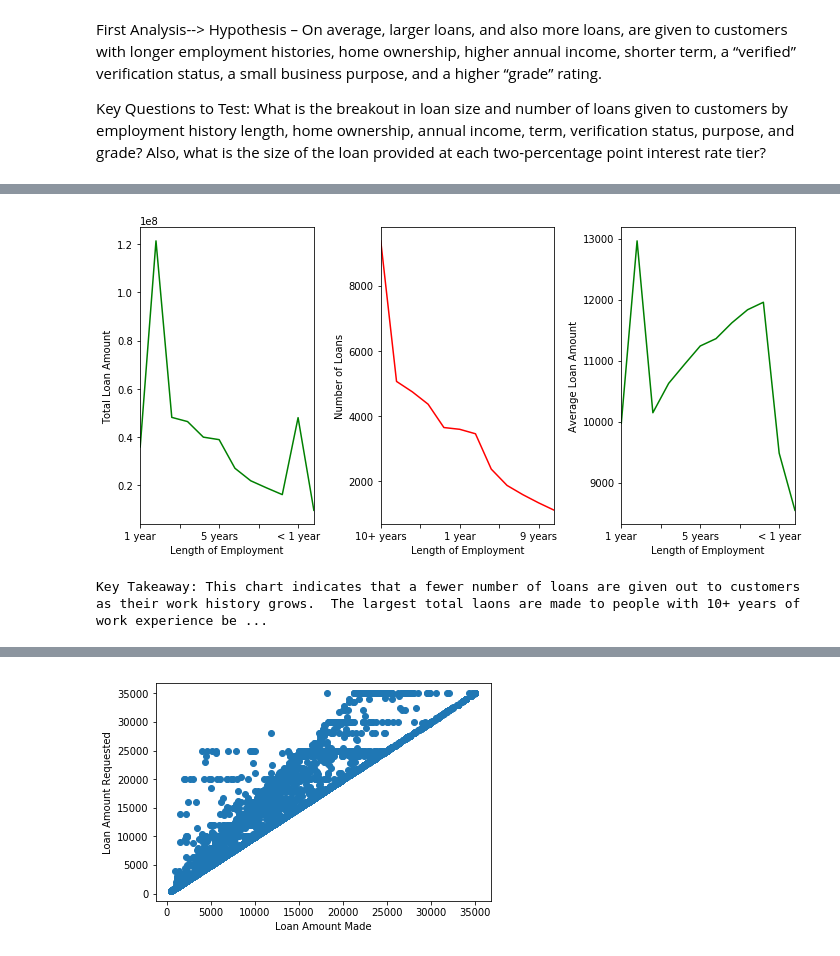
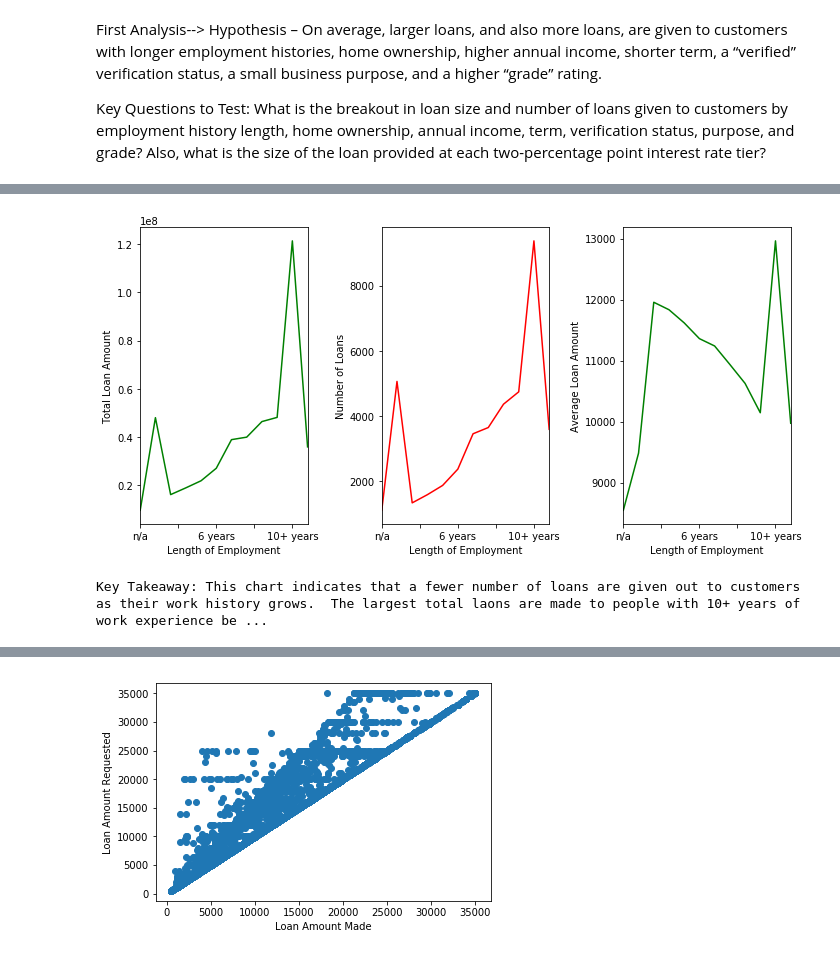
Before and after one commit to jrobie8385/Thinkful-Drills-v2, a Jupyter notebook: capstone_project_v4.ipynb, the cells around one changed output, grey strips where cells are left out. Saved outputs shown, nothing was run; the diff lists cells and outputs as text; code cells hidden in the pictures.

```diff
--- a/capstone_project_v4.ipynb
+++ b/capstone_project_v4.ipynb
@@ -24,26 +42,23 @@ Key Takeaway: This chart indicates that smaller total loans are given out to cus
 # %%
 plt.figure(figsize=(10,5))
 
 plt.subplot(1,3,1)
-all_data.groupby("emp_length").loan_amnt.sum().plot(kind = "line", color = "green")
+all_data.groupby("emp_length").loan_amnt.sum().sort_index(ascending=False).plot(kind = "line", color = "green")
 plt.ylabel("Total Loan Amount")
 plt.xlabel("Length of Employment")
 
 plt.subplot(1,3,2)
-all_data.emp_length.value_counts().plot(kind = "line", color = "red")
+all_data.emp_length.value_counts().sort_index(ascending=False).plot(kind = "line", color = "red")
 plt.ylabel("Number of Loans")
 plt.xlabel("Length of Employment")
 
 plt.subplot(1,3,3)
-all_data.groupby("emp_length").loan_amnt.mean().plot(kind = "line", color = "green")
+all_data.groupby("emp_length").loan_amnt.mean().sort_index(ascending=False).plot(kind = "line", color = "green")
 plt.ylabel("Average Loan Amount")
 plt.xlabel("Length of Employment")
 
 plt.tight_layout()
 plt.show()
-
-message = "Key Takeaway: This chart indicates that a fewer number of loans are given out to customers as their work history grows.  The largest total laons are made to people with 10+ years of work experience because it is a \"catch all\" category that includes the largest number of people."
-print(message)
 # %% [output]
-[figure, old version]
+[figure, new version]
 Key Takeaway: This chart indicates that a fewer number of loans are given out to customers as their work history grows.  The largest total laons are made to people with 10+ years of work experience be ...
```
Also changed, not shown: parts of 35 cells of this notebook.
